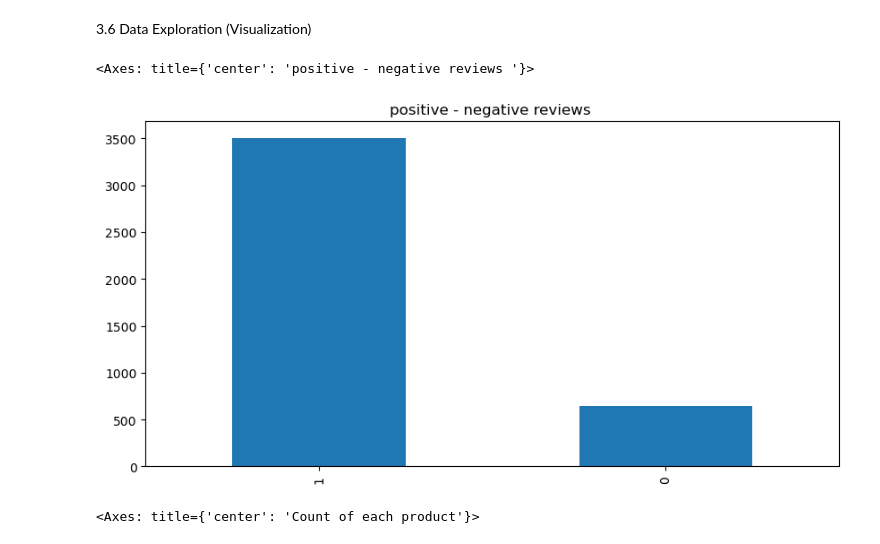
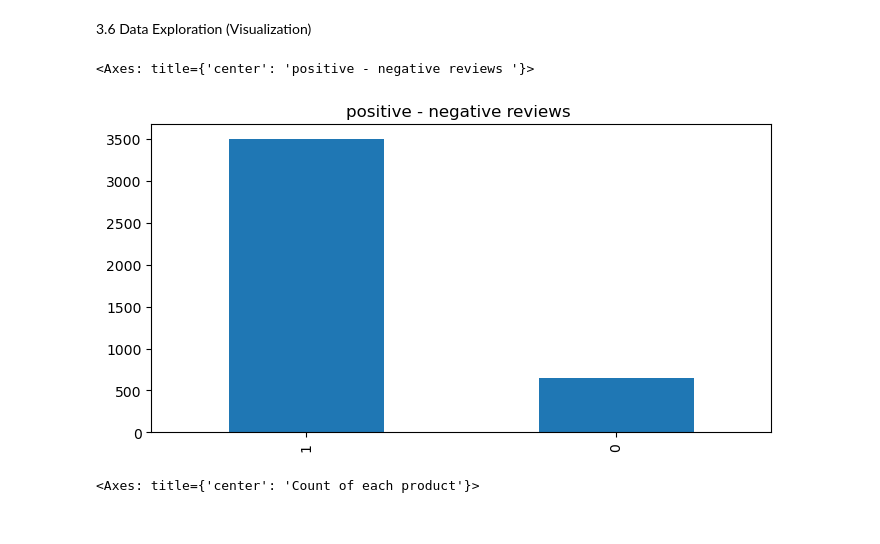
Before and after one commit to AGRIMA810/MlProject, a Jupyter notebook: Notebook/EDA study.ipynb, the cells around one changed output. Saved outputs shown, nothing was run; the diff lists cells and outputs as text; code cells hidden in the pictures.

```diff
--- a/Notebook/EDA study.ipynb
+++ b/Notebook/EDA study.ipynb
@@ -207,0 +242,7 @@ df.head()
+# %%
+def word_count(review):
+    review_list = review.split()
+    return len(review_list)
+# %%
+df['Word_count'] = df['Review_Text'].apply(word_count)
+df.head(10)
@@ -207,0 +261,3 @@ df.head()
+# %%
+df['mean_word_length'] = df['Review_Text'].map(lambda rev: np.mean([len(word) for word in rev.split()]))
+df.head(10)
@@ -253,3 +331,6 @@ df['Review_Text'] = df['Review_Text'].apply(lambda x: word_tokenize(x))
 print(type(df['Review_Text']))
 # %% [output]
 <class 'pandas.core.series.Series'>
+# %%
+df['Review_Text'] = df['Review_Text'].apply(lambda x: nltk.pos_tag(x))
+print(df['Review_Text'])
@@ -335,10 +409,10 @@ df.head()
 # %%
 import seaborn as sns
 # %%
-df['sentiment'].value_counts().plot(kind = 'bar',title = 'positive - negative reviews ',figsize = (10,5))
+df['sentiment'].value_counts().plot(kind = 'bar',title = 'positive - negative reviews ',figsize = (8,4))
 # %% [output]
 <Axes: title={'center': 'positive - negative reviews '}>
-[figure, old version]
+[figure, new version]
 # %%
 df['Product'].value_counts().sort_index().plot(kind = 'bar',title = 'Count of each product',figsize = (10,5))
 # %% [output]
```
Also changed, not shown: parts of 36 cells of this notebook, 11 other files.
